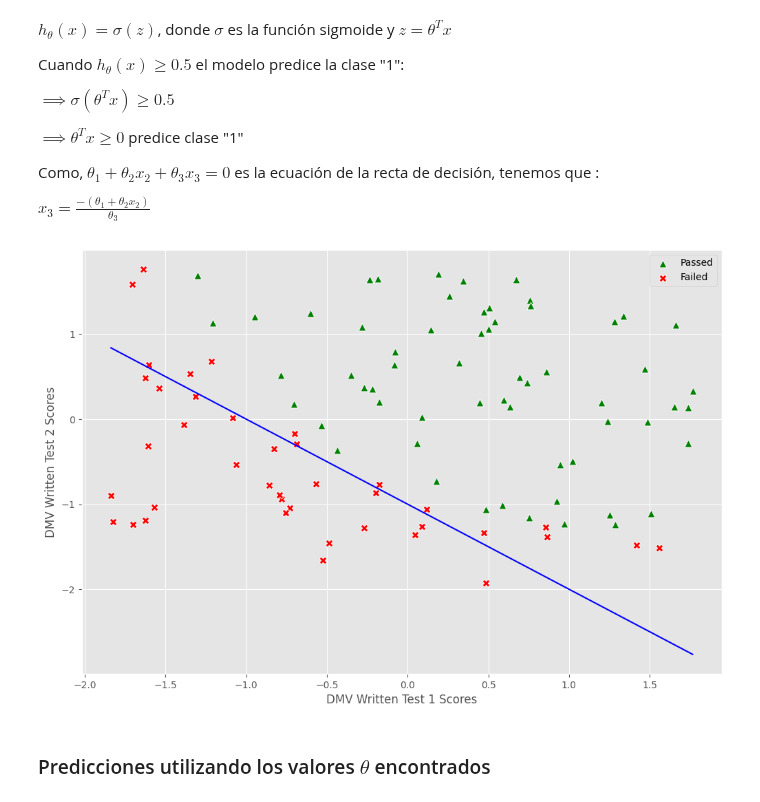
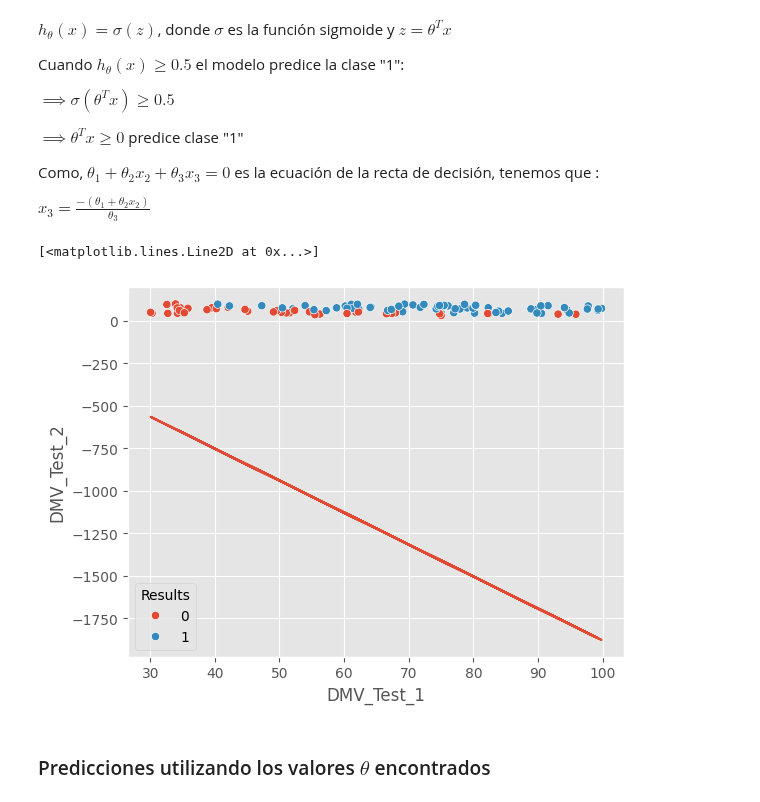
Before and after one commit to gachet/ad-1-24, a Jupyter notebook: LOG/pruebas-logistic_regression_numpy.ipynb, the cells around one changed output. Saved outputs shown, nothing was run; the diff lists cells and outputs as text; code cells hidden in the pictures.

```diff
--- a/LOG/pruebas-logistic_regression_numpy.ipynb
+++ b/LOG/pruebas-logistic_regression_numpy.ipynb
@@ -190,28 +192,13 @@ $\implies \theta^Tx \geq 0$ predice clase "1"
 Como, $\theta_1 + \theta_2x_2 + \theta_3x_3 = 0$ es la ecuación de la recta de decisión, tenemos que :
 
 $ x_3 = \frac{-(\theta_1+\theta_2x_2)}{\theta_3}$
-# %%
-sns.scatterplot(x = X[passed[:, 0], 1],
-                y = X[passed[:, 0], 2],
-                marker = "^",
-                color = "green",
-                s = 60)
-ax = sns.scatterplot(x = X[failed[:, 0], 1],
-                    y = X[failed[:, 0], 2],
-                    marker = "X",
-                    color = "red",
-                    s = 60)
-
-ax.legend(["Passed", "Failed"])
-ax.set(xlabel="DMV Written Test 1 Scores", ylabel="DMV Written Test 2 Scores")
-
-x_boundary = np.array([np.min(X[:, 1]), np.max(X[:, 1])])
-y_boundary = -(theta[0] + theta[1] * x_boundary) / theta[2]
-
-sns.lineplot(x = x_boundary, y = y_boundary, color="blue")
-plt.show();
-# %% [output]
-[figure, removed]
+# %%
+sns.scatterplot(x = 'DMV_Test_1', y = 'DMV_Test_2', hue = 'Results', data =data)
+decision_boundary = -(theta[0] + (theta[1]/0.0001)*data['DMV_Test_1'])/(theta[2]/0.0001)
+plt.plot(data['DMV_Test_1'], decision_boundary)
+# %% [output]
+[<matplotlib.lines.Line2D at 0x...>]
+[figure, added]
 # %% [markdown]
 ### Predicciones utilizando los valores $\theta$ encontrados
 # %% [markdown]
```
Also changed, not shown: parts of 20 cells of this notebook.
